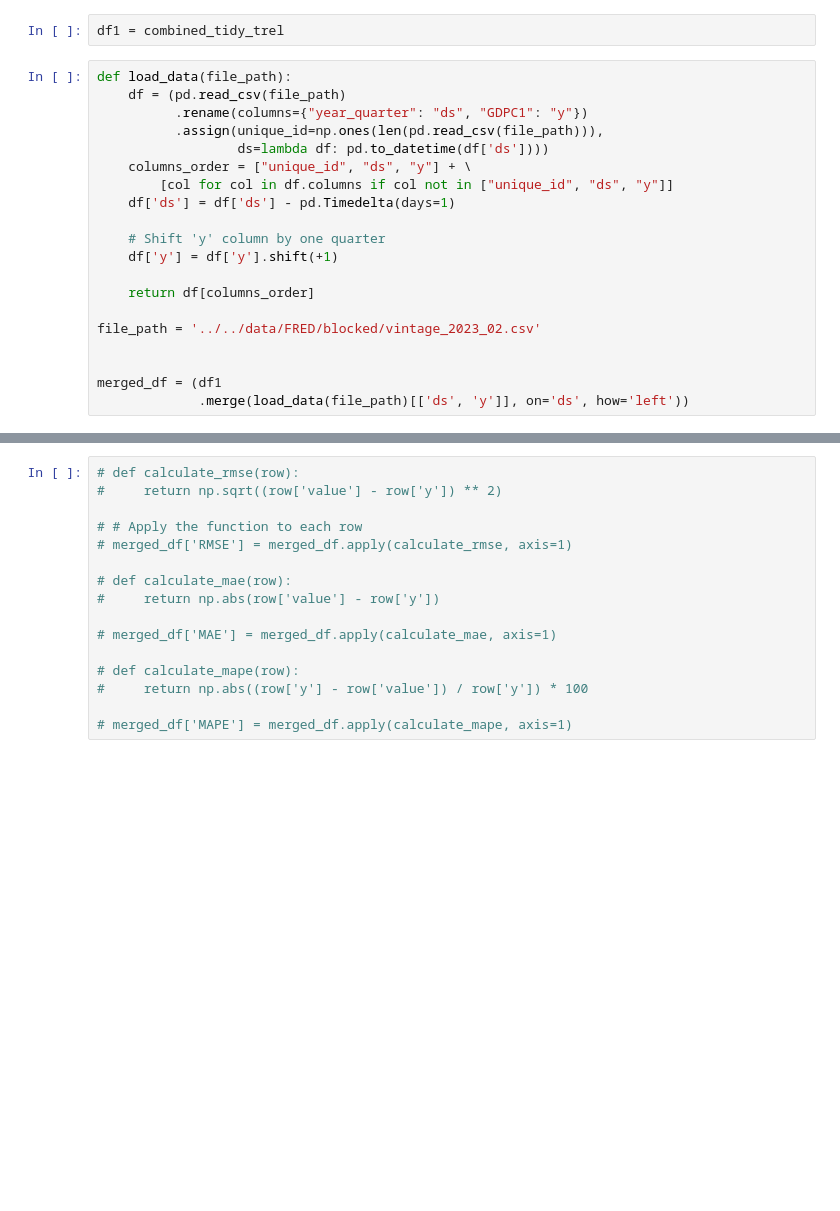
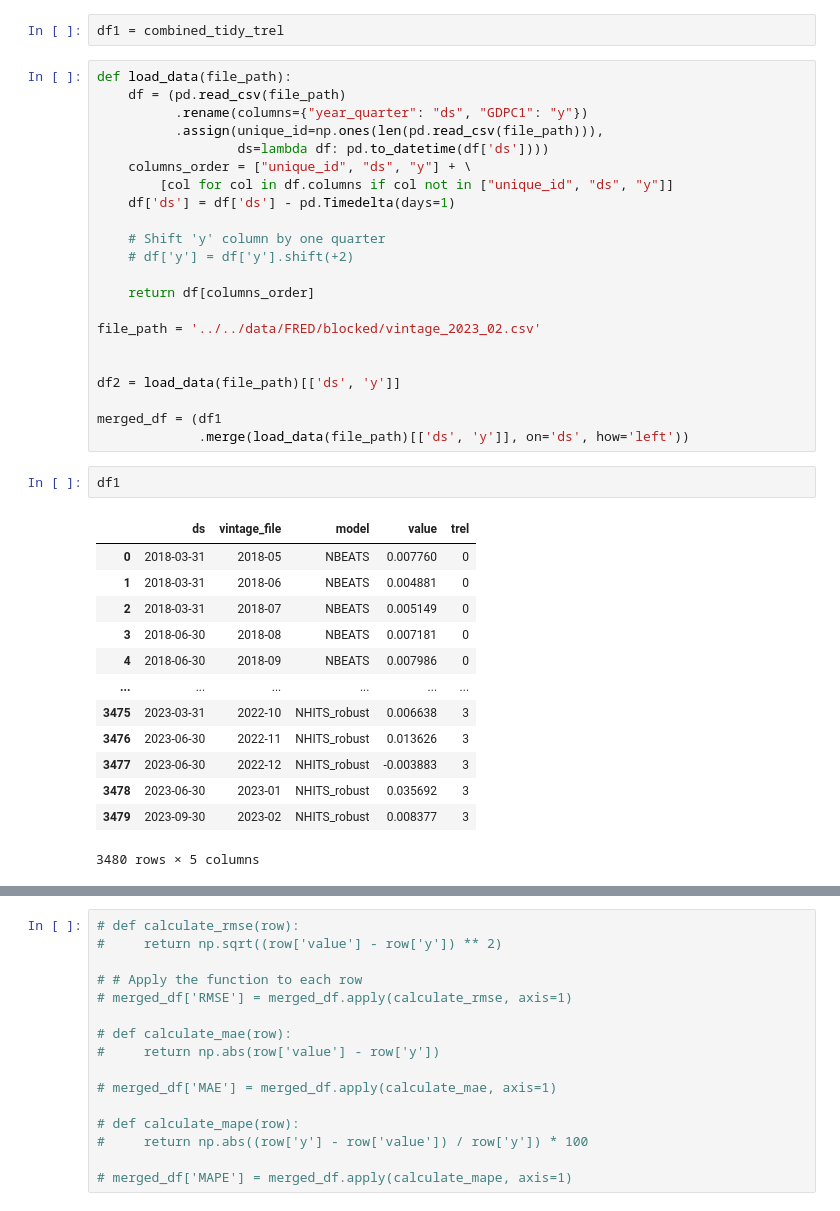
Before and after one commit to Stellenbosch-Econometrics/NowcastingUSGDP, a Jupyter notebook: results/deep_learning/result_analysis.ipynb, the cells around one changed output, grey strips where cells are left out. Drawn from its saved outputs; the diff is of its cells as text; blank space fills up the shorter version.

```diff
--- a/results/deep_learning/result_analysis.ipynb
+++ b/results/deep_learning/result_analysis.ipynb
@@ -61,12 +62,30 @@ def load_data(file_path):
     df['ds'] = df['ds'] - pd.Timedelta(days=1)
 
     # Shift 'y' column by one quarter
-    df['y'] = df['y'].shift(+1)
+    # df['y'] = df['y'].shift(+2)
 
     return df[columns_order]
 
 file_path = '../../data/FRED/blocked/vintage_2023_02.csv'
 
 
+df2 = load_data(file_path)[['ds', 'y']]
+
 merged_df = (df1
              .merge(load_data(file_path)[['ds', 'y']], on='ds', how='left'))
+# %%
+df1
+# %% [output]
+|  | ds | vintage_file | model | value | trel |
+| 0 | 2018-03-31 | 2018-05 | NBEATS | 0.007760 | 0 |
+| 1 | 2018-03-31 | 2018-06 | NBEATS | 0.004881 | 0 |
+| 2 | 2018-03-31 | 2018-07 | NBEATS | 0.005149 | 0 |
+| 3 | 2018-06-30 | 2018-08 | NBEATS | 0.007181 | 0 |
+| 4 | 2018-06-30 | 2018-09 | NBEATS | 0.007986 | 0 |
+| ... | ... | ... | ... | ... | ... |
+| 3475 | 2023-03-31 | 2022-10 | NHITS_robust | 0.006638 | 3 |
+| 3476 | 2023-06-30 | 2022-11 | NHITS_robust | 0.013626 | 3 |
+| 3477 | 2023-06-30 | 2022-12 | NHITS_robust | -0.003883 | 3 |
+| 3478 | 2023-06-30 | 2023-01 | NHITS_robust | 0.035692 | 3 |
+| 3479 | 2023-09-30 | 2023-02 | NHITS_robust | 0.008377 | 3 |
+3480 rows × 5 columns
```
Also changed, not shown: parts of 4 cells of this notebook, 2 other files.
